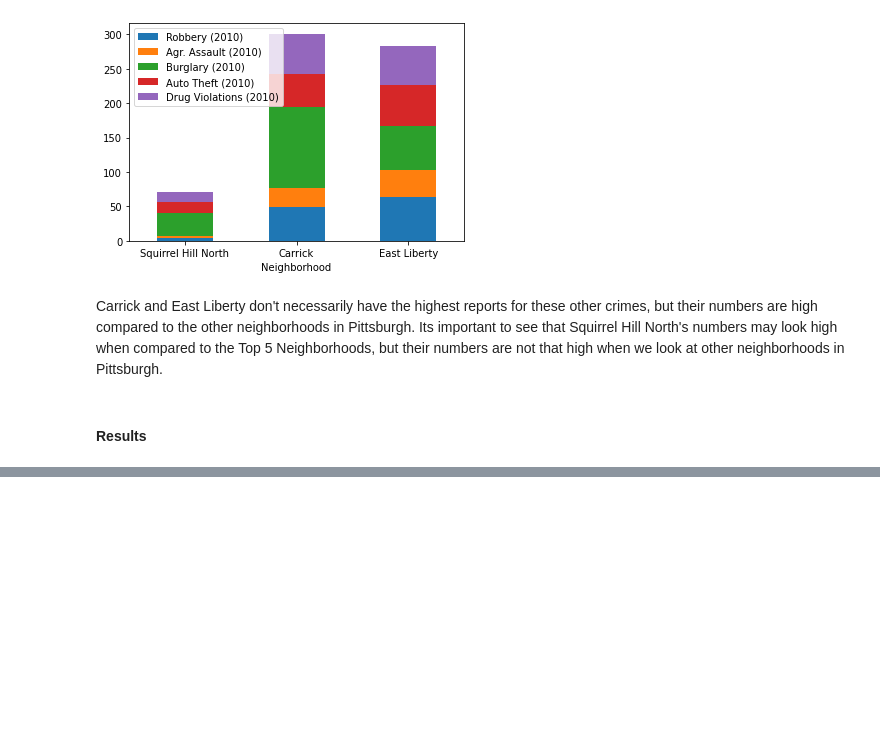
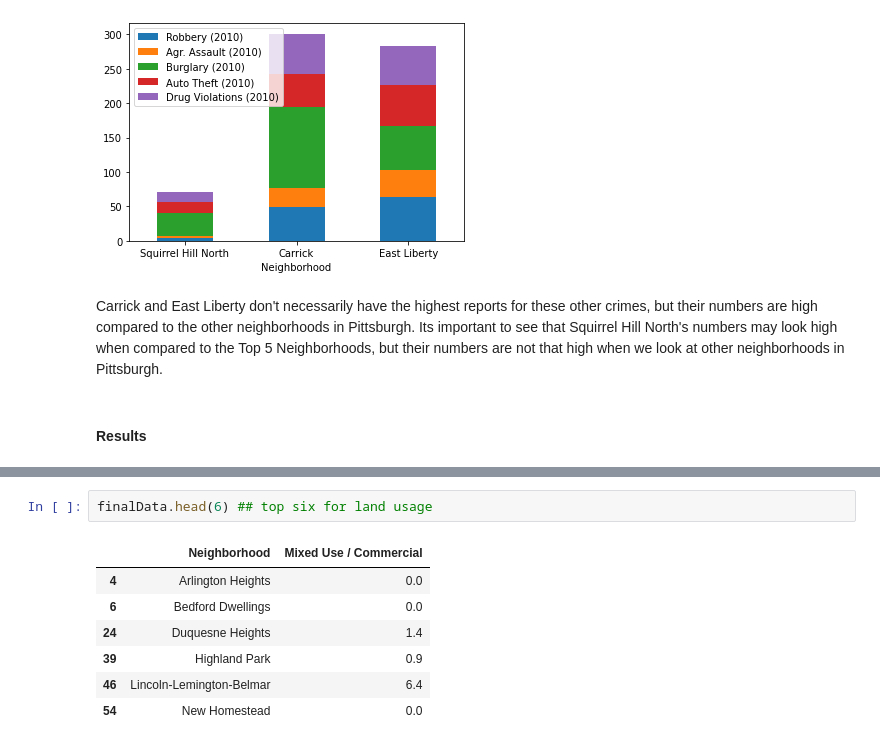
Before and after one commit to benjamin-kiddie/Big-Ideas-Final-Project, a Jupyter notebook: Presentation-Notebook.ipynb, the cells around one changed output, grey strips where cells are left out. Cells and saved outputs as stored; diff of their text form; blank space fills up the shorter version.

```diff
--- a/Presentation-Notebook.ipynb
+++ b/Presentation-Notebook.ipynb
@@ -402,0 +419,10 @@ Based on the data analyzed above, Fairywood is the best neighborhood in Pittsbur
+# %%
+finalData.head(6) ## top six for land usage
+# %% [output]
+|  | Neighborhood | Mixed Use / Commercial |
+| 4 | Arlington Heights | 0.0 |
+| 6 | Bedford Dwellings | 0.0 |
+| 24 | Duquesne Heights | 1.4 |
+| 39 | Highland Park | 0.9 |
+| 46 | Lincoln-Lemington-Belmar | 6.4 |
+| 54 | New Homestead | 0.0 |
```
Also changed, not shown: parts of 8 cells of this notebook.
